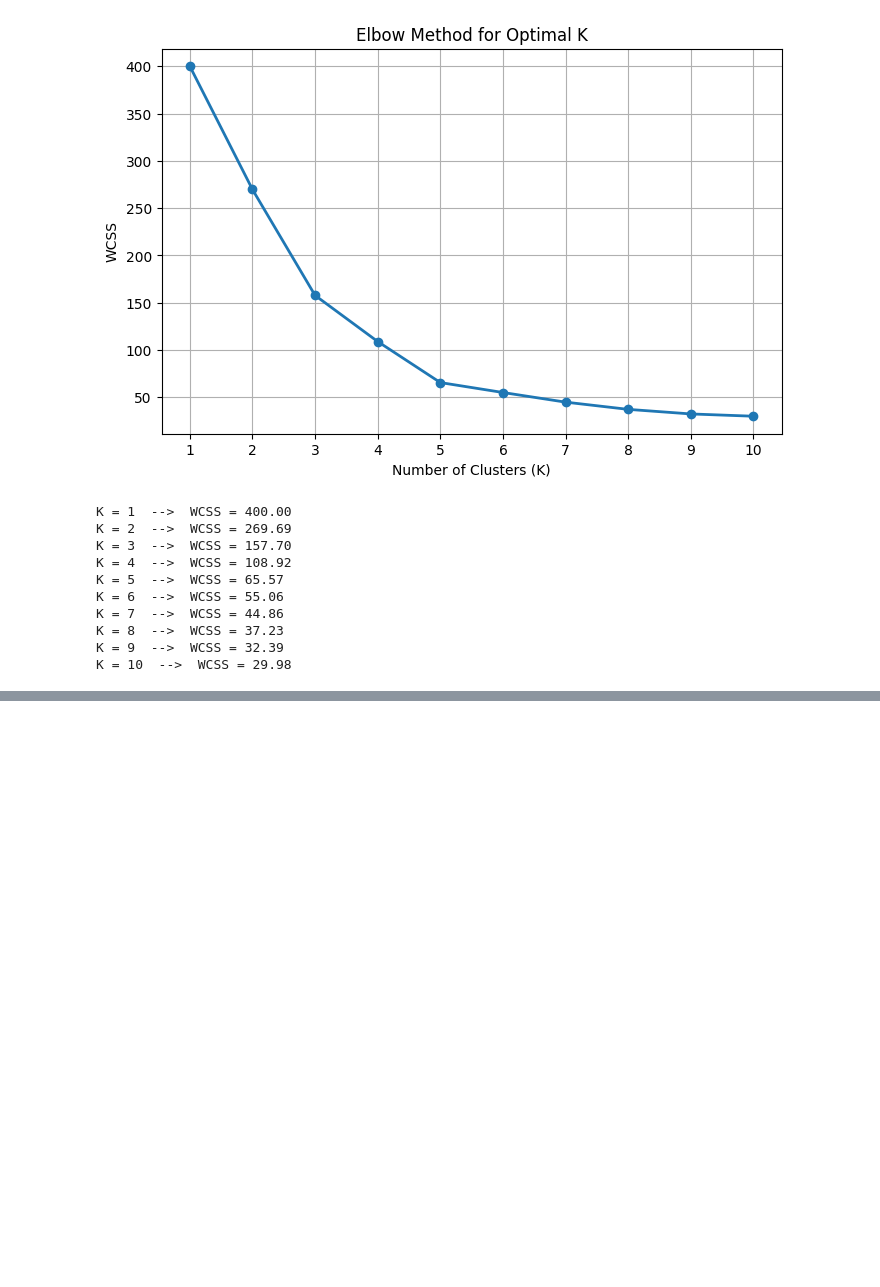
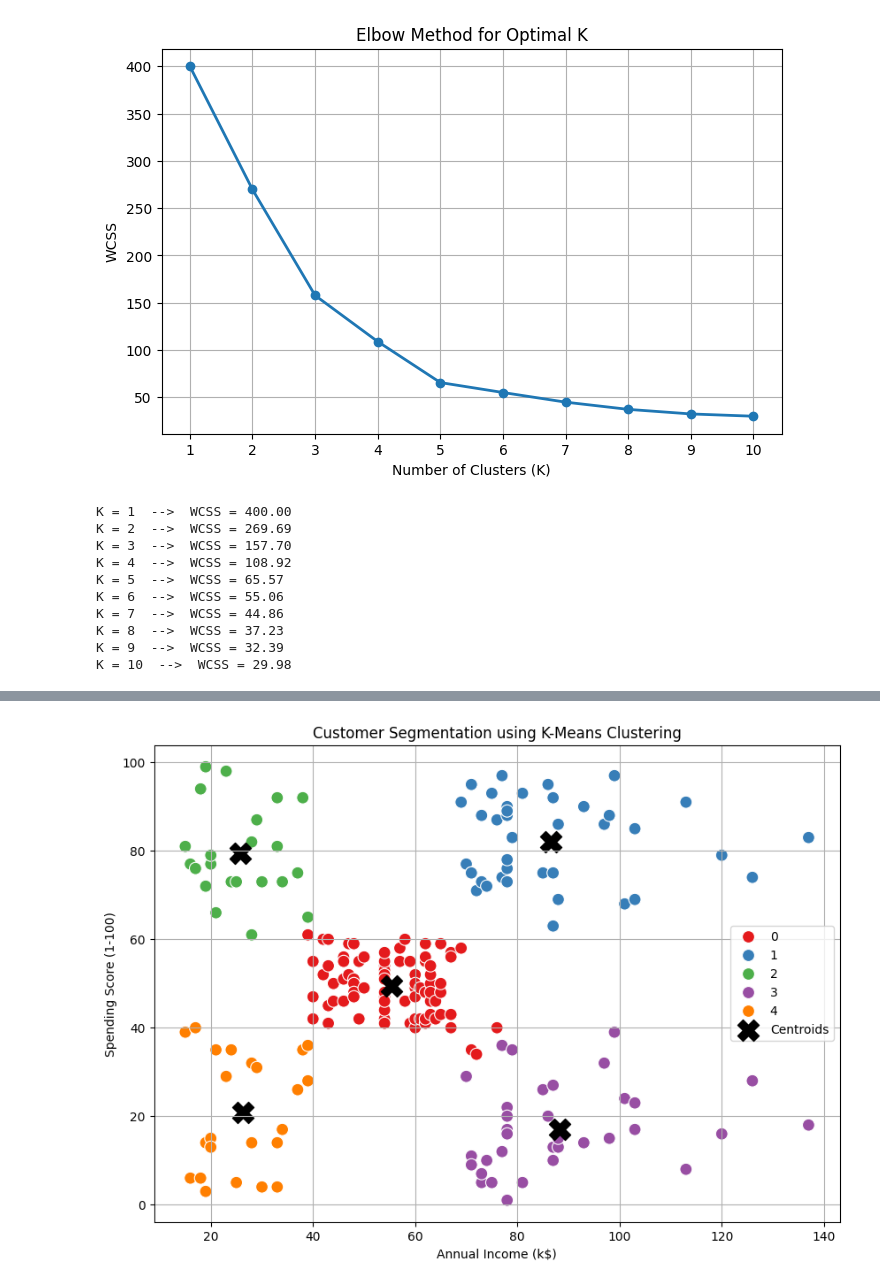
Before and after one commit to moosaraza-3254/AI-ML, a Jupyter notebook: notebooks/A2KM.ipynb, the cells around one changed output, grey strips where cells are left out. Cells and saved outputs as stored; diff of their text form; code cells hidden in the pictures; blank space fills up the shorter version.

Commit message:
Visualize customer clusters and summarize clustering results

```diff
--- a/notebooks/A2KM.ipynb
+++ b/notebooks/A2KM.ipynb
@@ -271,0 +247,35 @@ Cluster Centers:
+# %%
+# Phase 8: Visualize Customer Clusters
+plt.figure(figsize=(10, 7))
+
+# Scatter plot of clustered customers
+sns.scatterplot(
+    data=df_processed,
+    x="Annual Income (k$)",
+    y="Spending Score (1-100)",
+    hue="Cluster",
+    palette="Set1",
+    s=100
+)
+
+# Plot cluster centroids
+centers = scaler.inverse_transform(kmeans.cluster_centers_)
+
+plt.scatter(
+    centers[:, 0],
+    centers[:, 1],
+    s=300,
+    c="black",
+    marker="X",
+    label="Centroids"
+)
+
+plt.title("Customer Segmentation using K-Means Clustering")
+plt.xlabel("Annual Income (k$)")
+plt.ylabel("Spending Score (1-100)")
+plt.legend()
+plt.grid(True)
+
+plt.show()
+# %% [output]
+[figure, added]
```
Also changed, not shown: parts of 3 cells of this notebook.
